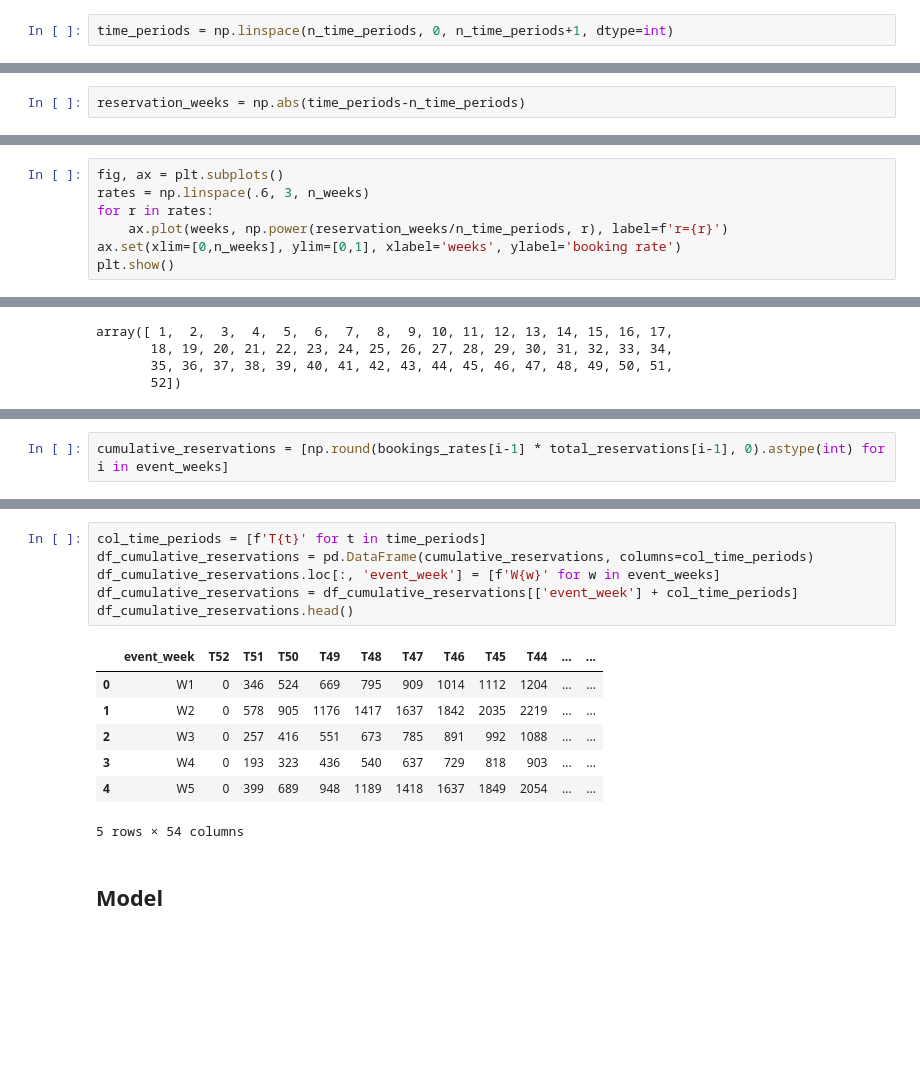
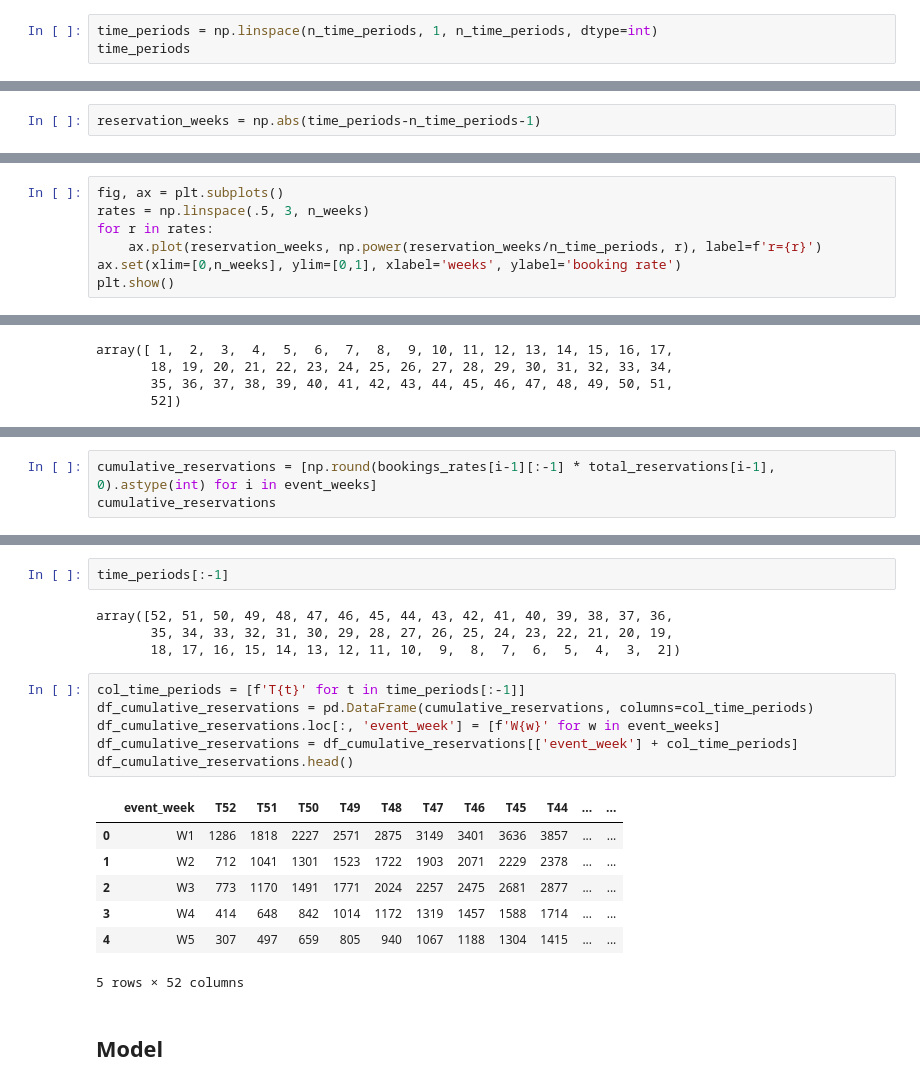
Before and after one commit to clausherther/public, a Jupyter notebook: probabilistic_programming/Reservation Forecast (PyMC3).ipynb, the cells around one changed output, grey strips where cells are left out. Saved outputs shown, nothing was run; the diff lists cells and outputs as text; blank space fills up the shorter version.

```diff
--- a/probabilistic_programming/Reservation Forecast (PyMC3).ipynb
+++ b/probabilistic_programming/Reservation Forecast (PyMC3).ipynb
@@ -23,4 +23,5 @@ array([ 1,  2,  3,  4,  5,  6,  7,  8,  9, 10, 11, 12, 13, 14, 15, 16, 17,
        35, 36, 37, 38, 39, 40, 41, 42, 43, 44, 45, 46, 47, 48, 49, 50, 51,
        52])
 # %%
-time_periods = np.linspace(n_time_periods, 0, n_time_periods+1, dtype=int)
+time_periods = np.linspace(n_time_periods, 1, n_time_periods, dtype=int)
+time_periods
@@ -27,2 +33,2 @@ time_periods = np.linspace(n_time_periods, 0, n_time_periods+1, dtype=int)
 # %%
-reservation_weeks = np.abs(time_periods-n_time_periods)
+reservation_weeks = np.abs(time_periods-n_time_periods-1)
@@ -44,8 +57,8 @@ array([0.        , 0.01923077, 0.03846154, 0.05769231, 0.07692308,
 # %%
 fig, ax = plt.subplots()
-rates = np.linspace(.6, 3, n_weeks)
+rates = np.linspace(.5, 3, n_weeks)
 for r in rates:
-    ax.plot(weeks, np.power(reservation_weeks/n_time_periods, r), label=f'r={r}')
+    ax.plot(reservation_weeks, np.power(reservation_weeks/n_time_periods, r), label=f'r={r}')
 ax.set(xlim=[0,n_weeks], ylim=[0,1], xlabel='weeks', ylabel='booking rate')
 plt.show()
 # %% [output]
@@ -89,2 +122,3 @@ array([ 1,  2,  3,  4,  5,  6,  7,  8,  9, 10, 11, 12, 13, 14, 15, 16, 17,
 # %%
-cumulative_reservations = [np.round(bookings_rates[i-1] * total_reservations[i-1], 0).astype(int) for i in event_weeks]
+cumulative_reservations = [np.round(bookings_rates[i-1][:-1] * total_reservations[i-1], 0).astype(int) for i in event_weeks]
+cumulative_reservations
@@ -91,16 +143,22 @@ cumulative_reservations = [np.round(bookings_rates[i-1] * total_reservations[i-1
+# %%
+time_periods[:-1]
+# %% [output]
+array([52, 51, 50, 49, 48, 47, 46, 45, 44, 43, 42, 41, 40, 39, 38, 37, 36,
+       35, 34, 33, 32, 31, 30, 29, 28, 27, 26, 25, 24, 23, 22, 21, 20, 19,
+       18, 17, 16, 15, 14, 13, 12, 11, 10,  9,  8,  7,  6,  5,  4,  3,  2])
 # %%
-col_time_periods = [f'T{t}' for t in time_periods]
+col_time_periods = [f'T{t}' for t in time_periods[:-1]]
 df_cumulative_reservations = pd.DataFrame(cumulative_reservations, columns=col_time_periods)
 df_cumulative_reservations.loc[:, 'event_week'] = [f'W{w}' for w in event_weeks]
 df_cumulative_reservations = df_cumulative_reservations[['event_week'] + col_time_periods]
 df_cumulative_reservations.head()
 # %% [output]
 |  | event_week | T52 | T51 | T50 | T49 | T48 | T47 | T46 | T45 | T44 | ... | ... |
-| 0 | W1 | 0 | 346 | 524 | 669 | 795 | 909 | 1014 | 1112 | 1204 | ... | ... |
-| 1 | W2 | 0 | 578 | 905 | 1176 | 1417 | 1637 | 1842 | 2035 | 2219 | ... | ... |
-| 2 | W3 | 0 | 257 | 416 | 551 | 673 | 785 | 891 | 992 | 1088 | ... | ... |
-| 3 | W4 | 0 | 193 | 323 | 436 | 540 | 637 | 729 | 818 | 903 | ... | ... |
-| 4 | W5 | 0 | 399 | 689 | 948 | 1189 | 1418 | 1637 | 1849 | 2054 | ... | ... |
+| 0 | W1 | 1286 | 1818 | 2227 | 2571 | 2875 | 3149 | 3401 | 3636 | 3857 | ... | ... |
+| 1 | W2 | 712 | 1041 | 1301 | 1523 | 1722 | 1903 | 2071 | 2229 | 2378 | ... | ... |
+| 2 | W3 | 773 | 1170 | 1491 | 1771 | 2024 | 2257 | 2475 | 2681 | 2877 | ... | ... |
+| 3 | W4 | 414 | 648 | 842 | 1014 | 1172 | 1319 | 1457 | 1588 | 1714 | ... | ... |
+| 4 | W5 | 307 | 497 | 659 | 805 | 940 | 1067 | 1188 | 1304 | 1415 | ... | ... |
-5 rows × 54 columns
+5 rows × 52 columns
 # %% [markdown]
 ## Model
```
Also changed, not shown: parts of 30 cells of this notebook, 1 other file.
